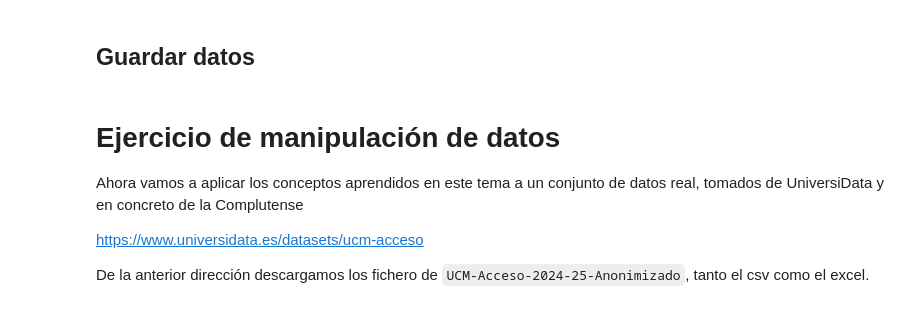
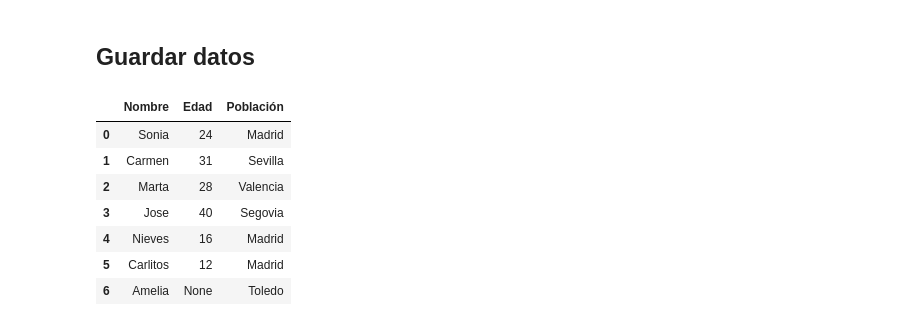
Before and after one commit to soesteve/Programming-in-Data-Science, a Jupyter notebook: 6_Manipulación_de_Datos.ipynb, the cells around one changed output. Cells and saved outputs as stored; diff of their text form; code cells hidden in the pictures.

```diff
--- a/6_Manipulación_de_Datos.ipynb
+++ b/6_Manipulación_de_Datos.ipynb
@@ -341,11 +521,14 @@ df.to_csv("./Data/nuevo.csv", index=False)
 # Guardar como Excel:
 
 df.to_excel("./Data/nuevo.xlsx", index=False)
-# %% [markdown]
-# Ejercicio de manipulación de datos
-
-Ahora vamos a aplicar los conceptos aprendidos en este tema a un conjunto de datos real, tomados de UniversiData y en concreto de la Complutense
-
-https://www.universidata.es/datasets/ucm-acceso
-
-De la anterior dirección descargamos los fichero de `UCM-Acceso-2024-25-Anonimizado`, tanto el csv como el excel.
+# %%
+df
+# %% [output]
+|  | Nombre | Edad | Población |
+| 0 | Sonia | 24 | Madrid |
+| 1 | Carmen | 31 | Sevilla |
+| 2 | Marta | 28 | Valencia |
+| 3 | Jose | 40 | Segovia |
+| 4 | Nieves | 16 | Madrid |
+| 5 | Carlitos | 12 | Madrid |
+| 6 | Amelia | None | Toledo |
```
Also changed, not shown: parts of 40 cells of this notebook, 14 other files.
